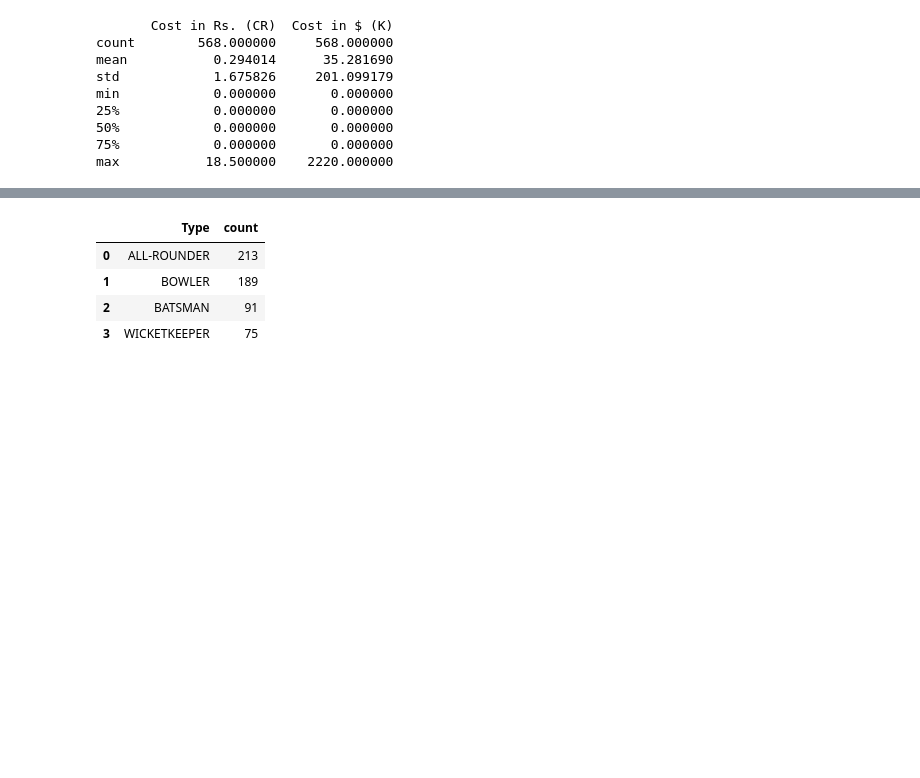
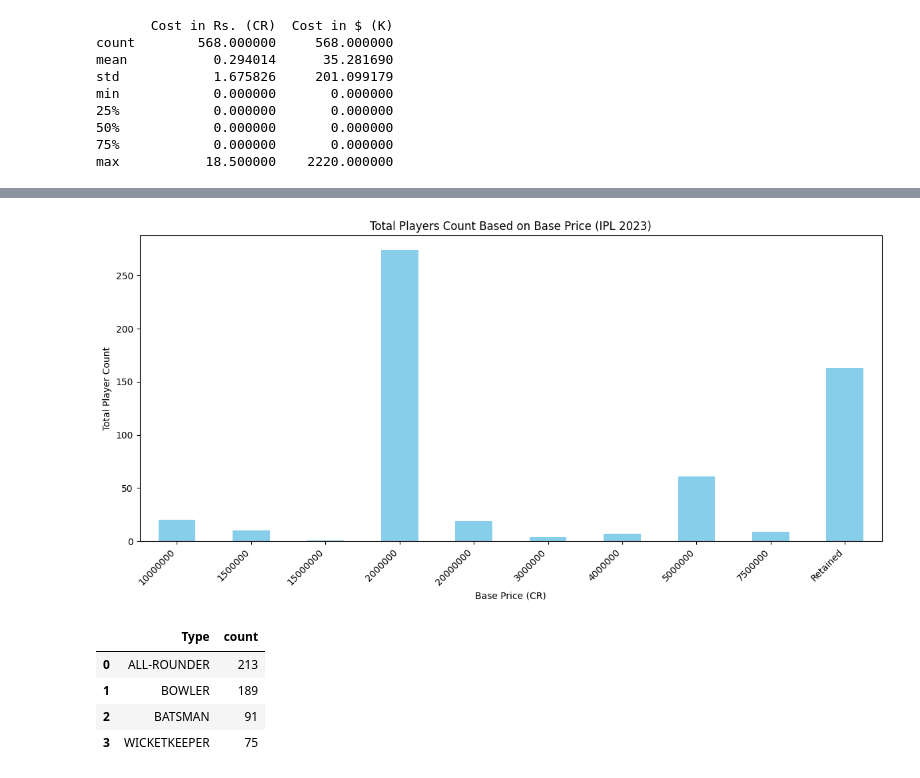
Before and after one commit to Sandip-10/Ipl_Auction_Data-Analysis-, a Jupyter notebook: Analysis.ipynb, the cells around one changed output, grey strips where cells are left out. Drawn from its saved outputs; the diff is of its cells as text; code cells hidden in the pictures; blank space fills up the shorter version.

Commit message:
Add more code with visuals

```diff
--- a/Analysis.ipynb
+++ b/Analysis.ipynb
@@ -226,0 +204,6 @@ plt.show()
+# %%
+# Check total number of players by 'base price'
+players_count_by_base_price = ipl['Base Price'].value_counts().sort_index()
+
+print("Total Players Count Based on Base Price:")
+print(players_count_by_base_price)
@@ -227,3 +224,16 @@ plt.show()
+# %%
+
+# Plotting bar plot for total players count based on base price
+plt.figure(figsize=(12, 6))
+players_count_by_base_price.plot(kind='bar', color='skyblue')
+plt.title('Total Players Count Based on Base Price (IPL 2023)')
+plt.xlabel('Base Price (CR)')
+plt.ylabel('Total Player Count')
+plt.xticks(rotation=45, ha='right')
+plt.tight_layout()
+plt.show()
+# %% [output]
+[figure, added]
 # %%
 # How many types of players participated in the auction.
 types = ipl['Type'].value_counts()
```
Also changed, not shown: parts of 13 cells of this notebook.
